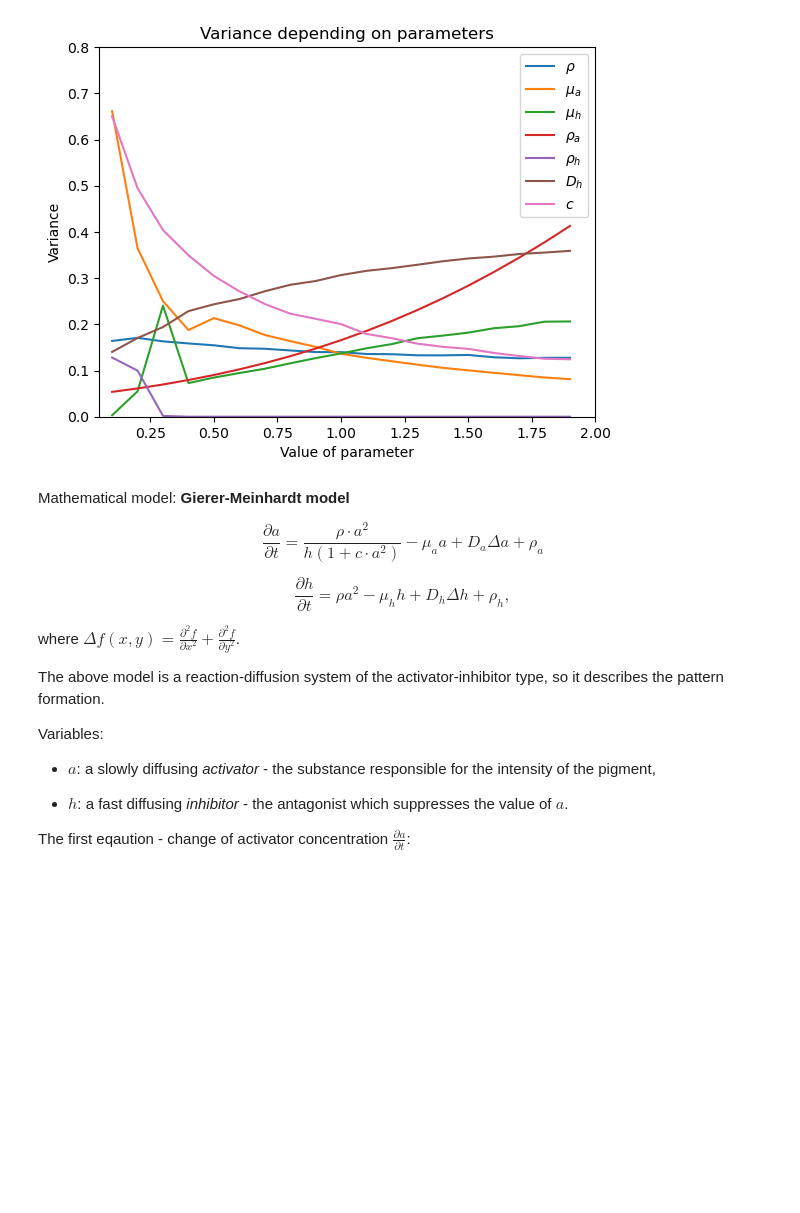
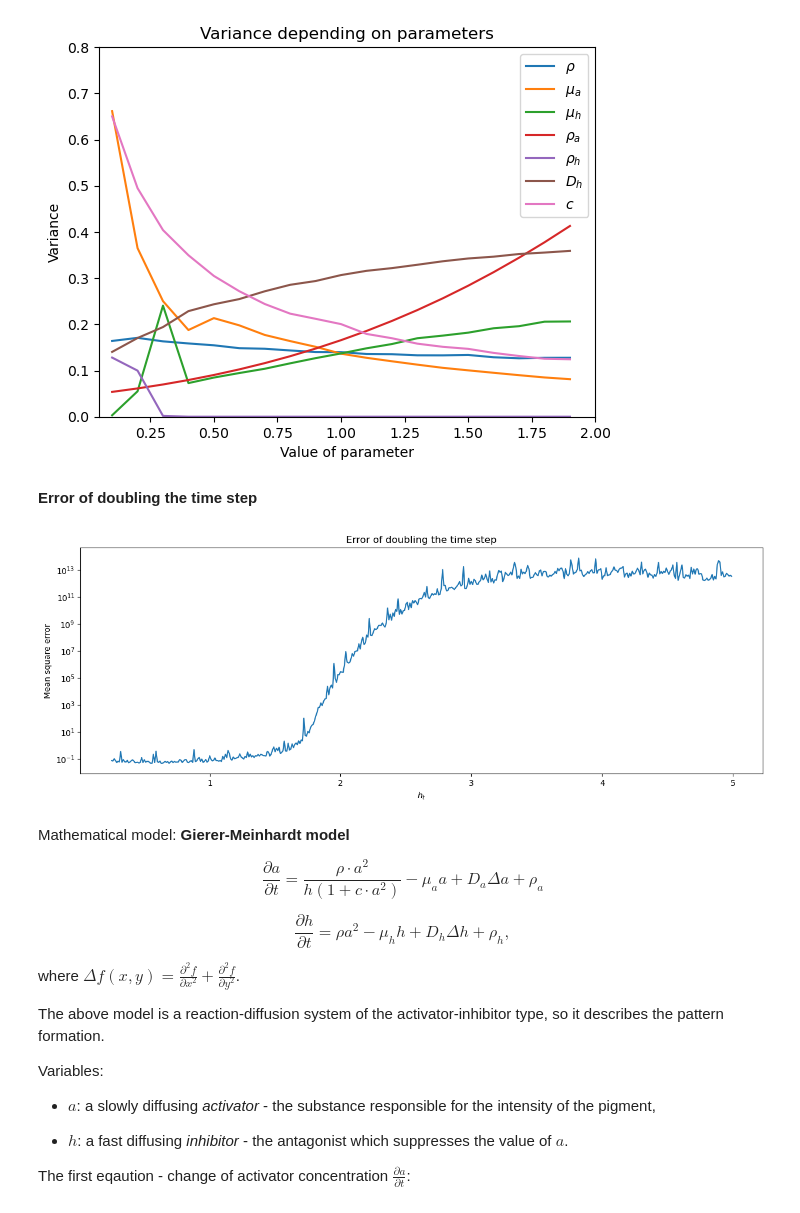
Before and after one commit to lukirebisz/Deterministic-modeling, a Jupyter notebook: Simulations.ipynb, the cells around one changed output. Saved outputs shown, nothing was run; the diff lists cells and outputs as text; code cells hidden in the pictures; blank space fills up the shorter version.

```diff
--- a/Simulations.ipynb
+++ b/Simulations.ipynb
@@ -582,3 +635,5 @@ plt.legend()
 # %% [output]
 <matplotlib.legend.Legend at 0x...>
 [figure]
+# %% [markdown]
+**Error of doubling the time step**
@@ -585,3 +661,30 @@ plt.legend()
+# %%
+hsteps = np.arange(0.25, 5, 0.01)
+errors = []
+
+for h in hsteps:
+  parameters["h_t"] = h
+  cat = Cat([100, 100], areas_dict, parameters)
+  solution =  cat.get_all_result_matrices()
+
+  parameters["h_t"] = h/2
+  cat = Cat([100, 100], areas_dict, parameters)
+  solution_doubled = cat.get_all_result_matrices()
+
+
+  try:
+    errors.append(np.mean(np.abs(solution - solution_doubled[::2, :])))
+  except:
+    errors.append(np.mean(np.abs(solution[:-1, :] - solution_doubled[::2, :])))
+# %%
+plt.figure(figsize=(15, 5))
+plt.title("Error of doubling the time step")
+plt.xlabel("$h_t$")
+plt.ylabel("Mean square error")
+plt.plot(hsteps, errors)
+plt.yscale('log')
+# %% [output]
+[figure, added]
 # %% [markdown]
 Mathematical model: **Gierer-Meinhardt model**
 
```
Also changed, not shown: parts of 4 cells of this notebook, 1 other file.
